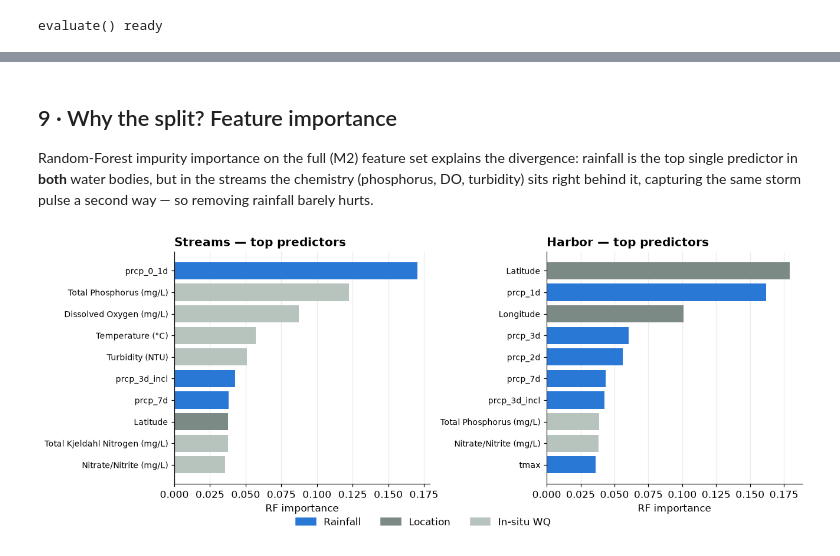
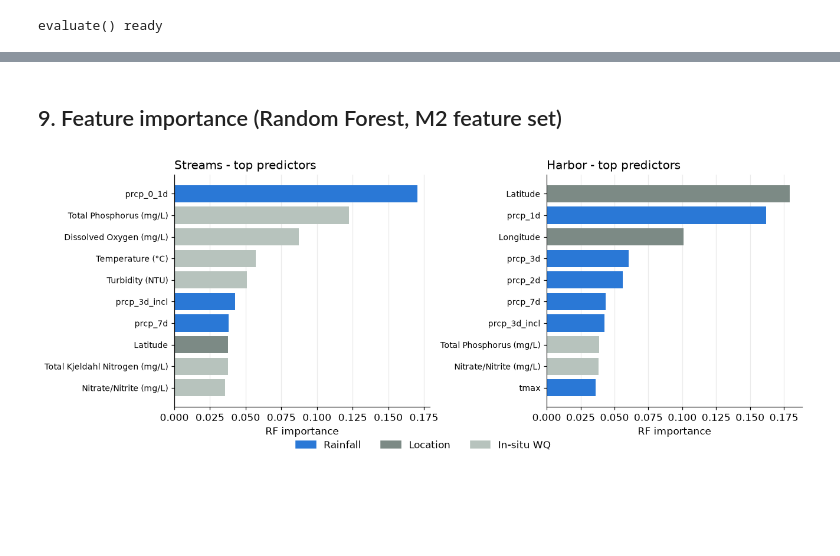
Before and after one commit to Olorunfunmi12/scholarhub, a Jupyter notebook: analysis/bacteria_ml/Enterococcus_rainfall_streamflow_ML.ipynb, the cells around one changed output, grey strips where cells are left out. Saved outputs shown, nothing was run; the diff lists cells and outputs as text; code cells hidden in the pictures; blank space fills up the shorter version.

```diff
--- a/analysis/bacteria_ml/Enterococcus_rainfall_streamflow_ML.ipynb
+++ b/analysis/bacteria_ml/Enterococcus_rainfall_streamflow_ML.ipynb
@@ -313,9 +286,8 @@ Random Forest across all four feature sets, both water bodies.
 def comparison_table(df, kind, model="rf"):
     rows = {}
     for name, feats in feature_sets(kind).items():
-        m = evaluate(df, feats, model=model)
-        rows[name] = m
-    tab = pd.DataFrame({k: {"R²": v["R2"], "RMSE": v["RMSE"], "AUC": v["AUC"], "PR-AUC": v["PR_AUC"]}
+        rows[name] = evaluate(df, feats, model=model)
+    tab = pd.DataFrame({k: {"R2": v["R2"], "RMSE": v["RMSE"], "AUC": v["AUC"], "PR_AUC": v["PR_AUC"]}
                         for k, v in rows.items()}).T
     return tab.round(3), rows
 
@@ -323,16 +295,15 @@ tab_nt, res_nt = comparison_table(nontidal, "nontidal")
 tab_t,  res_t  = comparison_table(tidal,    "tidal")
 
 def lift(tab):
-    b, a = tab.loc["M1 + In-situ WQ"], tab.loc["M2 + Rainfall"]
-    return a - b
+    return (tab.loc["M2 + Rainfall"] - tab.loc["M1 + In-situ WQ"]).round(3)
 
-print("NONTIDAL STREAMS  (Gwynns Falls + Jones Falls)  — exceedance base rate "
+print(f"NONTIDAL STREAMS (Gwynns + Jones) - exceedance base rate "
       f"{res_nt['M1 + In-situ WQ']['exc_rate']:.1%}, n={res_nt['M1 + In-situ WQ']['n']}")
 display(tab_nt)
-print("Rainfall lift over baseline:", dict(lift(tab_nt).round(3)))
+print("Rainfall lift (M2 - M1):", dict(lift(tab_nt)))
 
-print("\nTIDAL HARBOR  (Patapsco)  — exceedance base rate "
+print(f"\nTIDAL HARBOR (Patapsco) - exceedance base rate "
       f"{res_t['M1 + In-situ WQ']['exc_rate']:.1%}, n={res_t['M1 + In-situ WQ']['n']}")
 display(tab_t)
-print("Rainfall lift over baseline:", dict(lift(tab_t).round(3)))
+print("Rainfall lift (M2 - M1):", dict(lift(tab_t)))
 # %% [output]
@@ -369,12 +336,10 @@ for ax, tab, kind, color in [(axes[0], tab_t, "Harbor (tidal)", HARBOR),
     ax.invert_yaxis(); ax.set_xlim(0.5, 0.9)
     for i, v in enumerate(vals):
         ax.text(v + .004, i, f"{v:.3f}", va="center", fontsize=10, fontweight="bold")
-    ax.set_title(kind, loc="left", fontweight="bold"); ax.set_xlabel("ROC-AUC")
+    ax.set_title(kind, loc="left"); ax.set_xlabel("ROC-AUC")
     ax.grid(axis="y", alpha=0)
-fig.suptitle("Exceedance-classification AUC by feature set (year-blocked CV)",
-             x=.02, ha="left", fontweight="bold"); plt.tight_layout(); plt.show()
+plt.tight_layout(); plt.show()
 
-# ROC curves: baseline vs +rainfall, harbor
 fig, ax = plt.subplots(figsize=(5.2, 5))
 for label, m, c, ls in [("Harbor  in-situ WQ", res_t["M1 + In-situ WQ"], HARBOR, "--"),
                         ("Harbor  + rainfall",  res_t["M2 + Rainfall"],  HARBOR, "-"),
@@ -384,6 +349,6 @@ for label, m, c, ls in [("Harbor  in-situ WQ", res_t["M1 + In-situ WQ"], HARBOR,
     ax.plot(fpr, tpr, ls, color=c, lw=2, label=f"{label} (AUC {m['AUC']:.3f})")
 ax.plot([0,1],[0,1], color="#999", lw=1, ls=":")
 ax.set_xlabel("False-positive rate"); ax.set_ylabel("True-positive rate")
-ax.set_title("ROC — rainfall helps the harbor, not the streams", loc="left", fontweight="bold")
+ax.set_title("ROC curves", loc="left")
 ax.legend(frameon=False, fontsize=9, loc="lower right"); plt.tight_layout(); plt.show()
 # %% [output]
@@ -392,38 +357,33 @@ ax.legend(frameon=False, fontsize=9, loc="lower right"); plt.tight_layout(); plt
-# %% [markdown]
-## 9 · Why the split? Feature importance
-
-Random-Forest impurity importance on the full (M2) feature set explains the divergence: rainfall is the top single
-predictor in **both** water bodies, but in the streams the chemistry (phosphorus, DO, turbidity) sits right behind
-it, capturing the same storm pulse a second way — so removing rainfall barely hurts.
+# %% [markdown]
+## 9. Feature importance (Random Forest, M2 feature set)
 # %%
-def importances(df, kind, top=12):
+def importances(df, kind, top=10):
     d = df[df["entero"].notna()].copy()
     site_cols = [c for c in d.columns if c.startswith("site_")]
     cols = feature_sets(kind)["M2 + Rainfall"] + site_cols
     X = d[cols].apply(lambda c: pd.to_numeric(c, errors="coerce")).astype(float)
     X = X.fillna(X.median())
     y = np.log10(d["entero"].values + 1)
-    rf = RandomForestRegressor(400, min_samples_leaf=3, n_jobs=-1,
-                               random_state=0).fit(X, y)
+    rf = RandomForestRegressor(400, min_samples_leaf=3, n_jobs=-1, random_state=0).fit(X, y)
     return pd.Series(rf.feature_importances_, index=cols).sort_values(ascending=False).head(top)
 
 def kindof(name):
-    if name.startswith("prcp") or name == "dry_days" or name == "tmax": return HARBOR  # rainfall
-    if name.startswith("site_") or name in ("Latitude","Longitude"):    return SITE     # location
+    if name.startswith("prcp") or name in ("dry_days", "tmax"): return HARBOR
+    if name.startswith("site_") or name in ("Latitude", "Longitude"): return SITE
     return NEUTRAL
 
 fig, axes = plt.subplots(1, 2, figsize=(12, 4.6))
-for ax, (kind, title) in zip(axes, [("nontidal","Streams — top predictors"),
-                                     ("tidal","Harbor — top predictors")]):
-    imp = importances(df={"nontidal":nontidal,"tidal":tidal}[kind], kind=kind, top=10)[::-1]
+for ax, (kind, title) in zip(axes, [("nontidal","Streams - top predictors"),
+                                     ("tidal","Harbor - top predictors")]):
+    imp = importances({"nontidal":nontidal,"tidal":tidal}[kind], kind=kind, top=10)[::-1]
     ax.barh(range(len(imp)), imp.values, color=[kindof(i) for i in imp.index])
     ax.set_yticks(range(len(imp))); ax.set_yticklabels(imp.index, fontsize=9)
-    ax.set_title(title, loc="left", fontweight="bold"); ax.set_xlabel("RF importance")
+    ax.set_title(title, loc="left"); ax.set_xlabel("RF importance")
     ax.grid(axis="y", alpha=0)
 from matplotlib.patches import Patch
 fig.legend(handles=[Patch(color=HARBOR, label="Rainfall"), Patch(color=SITE, label="Location"),
                     Patch(color=NEUTRAL, label="In-situ WQ")],
            frameon=False, ncol=3, loc="lower center", bbox_to_anchor=(.5, -.04))
 plt.tight_layout(); plt.show()
 # %% [output]
-[figure, old version]
+[figure, new version]
```
Also changed, not shown: parts of 30 cells of this notebook.
